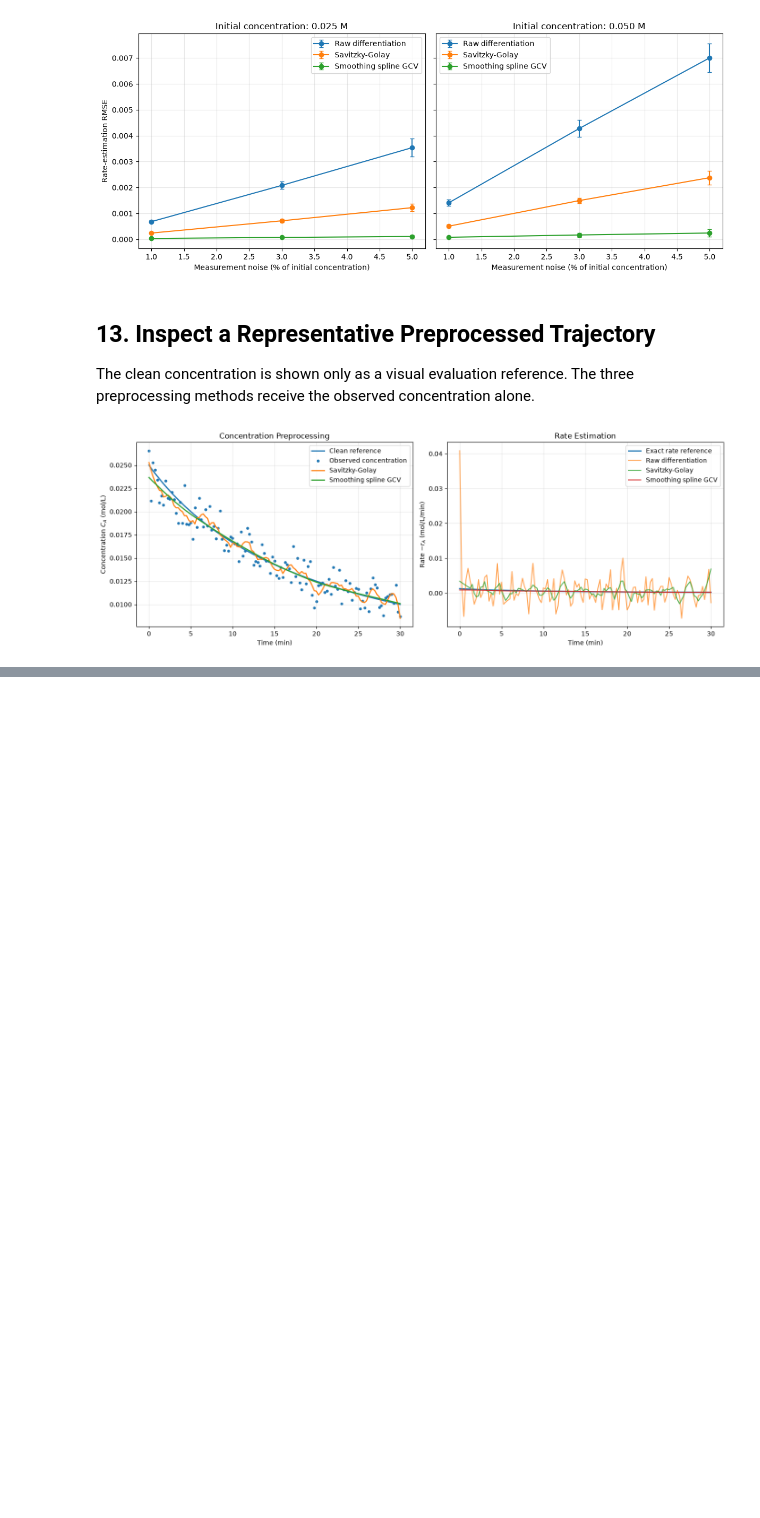
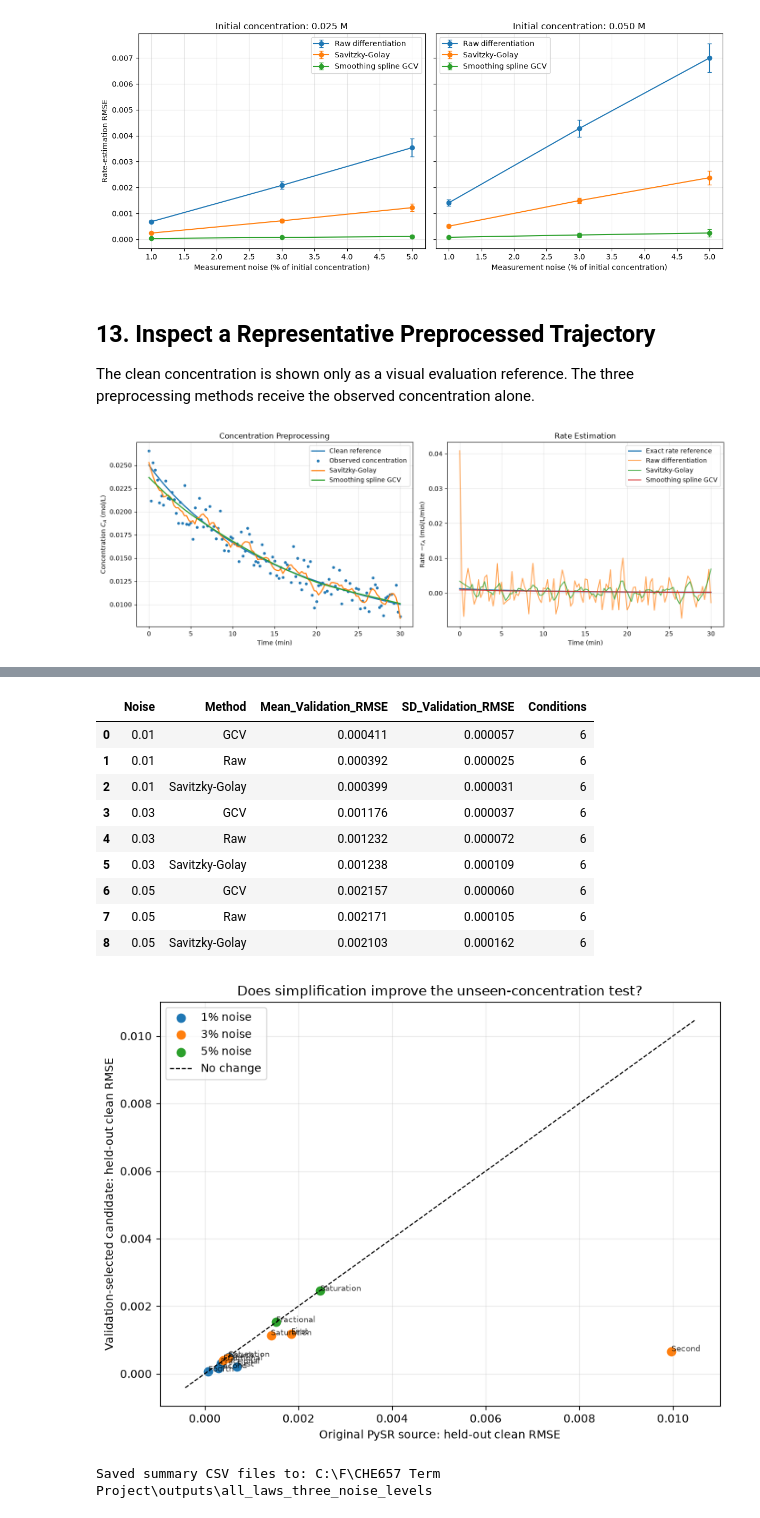
Before and after one commit to PrakharG8651/CHE657-Term-Project, a Jupyter notebook: Analysis.ipynb, the cells around one changed output, grey strips where cells are left out. Cells and saved outputs as stored; diff of their text form; code cells hidden in the pictures; blank space fills up the shorter version.

```diff
--- a/Analysis.ipynb
+++ b/Analysis.ipynb
@@ -1621,18 +1219,0 @@ This compares the validation-selected equation with its original PySR source on
-# %%
-selected_row = selection_df.loc[selection_df["Method"] == selected_method].iloc[0]
-original_expression = sp.sympify(selected_row["Source equation"])
-simplified_or_selected_expression = sp.sympify(selected_row["Selected Equation"])
-comparison_rows = []
-for replicate, group in test_eval.groupby("replicate", sort=True):
-    group = group.sort_values("time_min")
-    time = group["time_min"].to_numpy(dtype=float)
-    observed = group["CA_observed"].to_numpy(dtype=float)
-    true_ca = group["CA_true"].to_numpy(dtype=float)
-    for label, expression in [("Original PySR", original_expression), ("Selected candidate", simplified_or_selected_expression)]:
-        prediction = integrate_symbolic_rate(expression, time, float(observed[0]))
-        if prediction is None:
-            continue
-        comparison_rows.append({"Replicate": int(replicate), "Candidate": label, "Observed RMSE": float(np.sqrt(np.mean((observed - prediction) ** 2))), "Clean-reference RMSE": float(np.sqrt(np.mean((true_ca - prediction) ** 2)))})
-simplification_test_comparison = pd.DataFrame(comparison_rows)
-display(simplification_test_comparison)
-display(simplification_test_comparison.groupby("Candidate")[["Observed RMSE", "Clean-reference RMSE"]].mean())
@@ -1683,0 +1414,34 @@ plt.show()
+# %%
+display(method_selection_df.sort_values(["Reaction", "Noise", "Method"]).reset_index(drop=True))
+heldout_means = (heldout_metrics_df.groupby(["Reaction", "Noise", "Candidate"]).agg(Mean_Observed_RMSE=("Observed RMSE", "mean"), SD_Observed_RMSE=("Observed RMSE", "std"), Mean_Clean_RMSE=("Clean-reference RMSE", "mean"), SD_Clean_RMSE=("Clean-reference RMSE", "std")).reset_index())
+heldout_wide = heldout_means.pivot(index=["Reaction", "Noise"], columns="Candidate", values=["Mean_Observed_RMSE", "Mean_Clean_RMSE"])
+expected_columns = pd.MultiIndex.from_product([["Mean_Observed_RMSE", "Mean_Clean_RMSE"], ["Original PySR source", "Validation-selected candidate"]])
+heldout_wide = heldout_wide.reindex(columns=expected_columns)
+heldout_wide.columns = [f"{metric} | {candidate}" for metric, candidate in heldout_wide.columns]
+condition_results_df = condition_selection_df.merge(heldout_wide.reset_index(), on=["Reaction", "Noise"], how="left", validate="one_to_one")
+condition_results_df["Clean_RMSE_Delta_Selected_minus_Source"] = condition_results_df["Mean_Clean_RMSE | Validation-selected candidate"] - condition_results_df["Mean_Clean_RMSE | Original PySR source"]
+condition_results_df["Observed_RMSE_Delta_Selected_minus_Source"] = condition_results_df["Mean_Observed_RMSE | Validation-selected candidate"] - condition_results_df["Mean_Observed_RMSE | Original PySR source"]
+display(condition_results_df.sort_values(["Reaction", "Noise"]).reset_index(drop=True))
+summary_by_noise_method = method_selection_df.groupby(["Noise", "Method"]).agg(Mean_Validation_RMSE=("Mean Trajectory RMSE", "mean"), SD_Validation_RMSE=("Mean Trajectory RMSE", "std"), Conditions=("Reaction", "count")).reset_index()
+display(summary_by_noise_method)
+fig, ax = plt.subplots(figsize=(8, 6))
+for noise, group in condition_results_df.groupby("Noise"):
+    x = group["Mean_Clean_RMSE | Original PySR source"]
+    y = group["Mean_Clean_RMSE | Validation-selected candidate"]
+    ax.scatter(x, y, label=f"{noise:.0%} noise", s=55)
+    for _, row in group.iterrows():
+        ax.annotate(row["Reaction"].replace("_Order", ""), (row["Mean_Clean_RMSE | Original PySR source"], row["Mean_Clean_RMSE | Validation-selected candidate"]), fontsize=7, alpha=0.75)
+limits = ax.get_xlim()
+ax.plot(limits, limits, "k--", linewidth=1, label="No change")
+ax.set(xlabel="Original PySR source: held-out clean RMSE", ylabel="Validation-selected candidate: held-out clean RMSE", title="Does simplification improve the unseen-concentration test?")
+ax.grid(alpha=0.25)
+ax.legend()
+plt.tight_layout()
+plt.show()
+results_dir = Path("outputs") / "all_laws_three_noise_levels"
+results_dir.mkdir(parents=True, exist_ok=True)
+method_selection_df.to_csv(results_dir / "method_validation_results.csv", index=False)
+condition_results_df.to_csv(results_dir / "condition_and_test_summary.csv", index=False)
+heldout_metrics_df.to_csv(results_dir / "heldout_replicate_metrics.csv", index=False)
+print("Saved summary CSV files to:", results_dir.resolve())
+# %% [output]
@@ -1683,0 +1482,12 @@ plt.show()
+|  | Noise | Method | Mean_Validation_RMSE | SD_Validation_RMSE | Conditions |
+| 0 | 0.01 | GCV | 0.000411 | 0.000057 | 6 |
+| 1 | 0.01 | Raw | 0.000392 | 0.000025 | 6 |
+| 2 | 0.01 | Savitzky-Golay | 0.000399 | 0.000031 | 6 |
+| 3 | 0.03 | GCV | 0.001176 | 0.000037 | 6 |
+| 4 | 0.03 | Raw | 0.001232 | 0.000072 | 6 |
+| 5 | 0.03 | Savitzky-Golay | 0.001238 | 0.000109 | 6 |
+| 6 | 0.05 | GCV | 0.002157 | 0.000060 | 6 |
+| 7 | 0.05 | Raw | 0.002171 | 0.000105 | 6 |
+| 8 | 0.05 | Savitzky-Golay | 0.002103 | 0.000162 | 6 |
+[figure, added]
+Saved summary CSV files to: C:\F\CHE657 Term Project\outputs\all_laws_three_noise_levels
```
Also changed, not shown: parts of 35 cells of this notebook, 3 other files.
